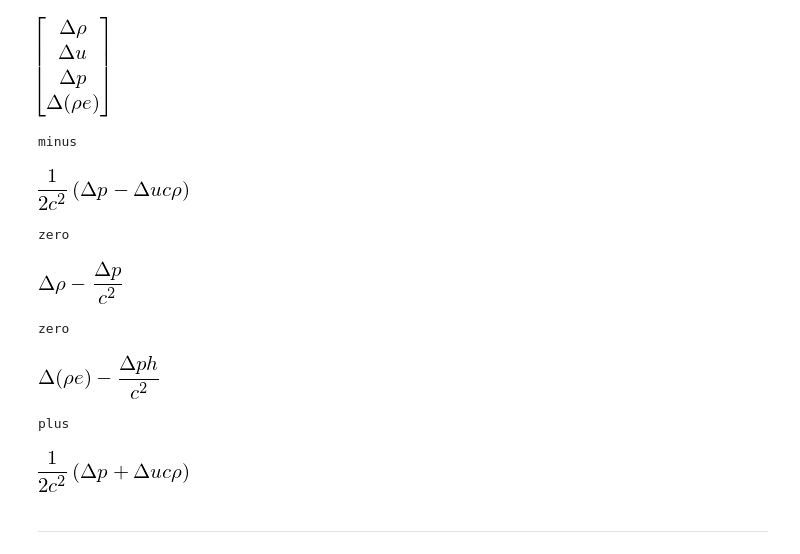
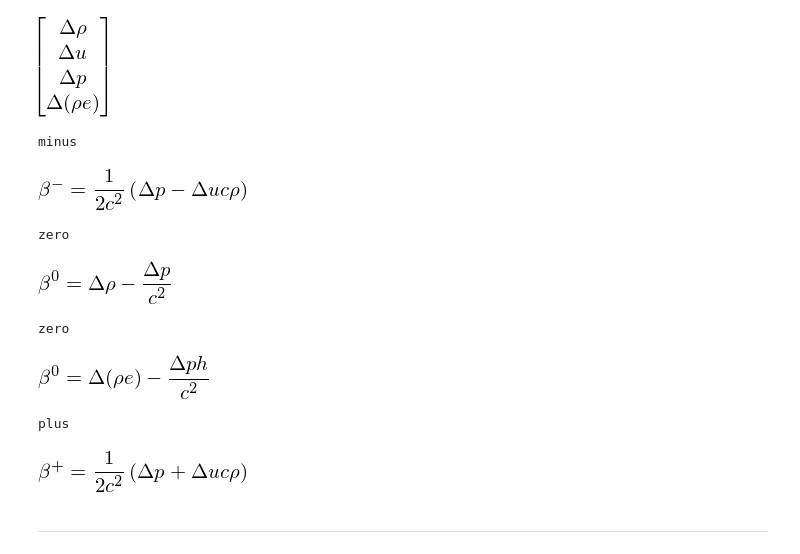
Before and after one commit to python-hydro/hydro_examples, a Jupyter notebook: compressible/euler-generaleos.ipynb, the cells around one changed output. Drawn from its saved outputs; the diff is of its cells as text; code cells hidden in the pictures.

Commit message:
a lot more work on the eigensystems, including radiation

```diff
--- a/compressible/euler-generaleos.ipynb
+++ b/compressible/euler-generaleos.ipynb
@@ -19,7 +19,8 @@ These commands were executed:
 Documentation can be found at http://docs.sympy.org/1.0/
 # %%
 from sympy.abc import rho, tau, alpha
-rho, tau, alpha, u, c, h = symbols('rho tau alpha u c h')
+rho, tau, c, h = symbols("rho tau c h", real=True, positive=True)
+alpha, u = symbols("alpha u", real=True)
 # %% [markdown]
 The two routines below simplify the analysis of the eigensystem by simultaneously finding the set of orthonormal left and right eigenvectors of a matrix from the primitive form of the hydro equations
 # %%
@@ -31,11 +32,11 @@ class Eigenvector(object):
     def __init__(self, name, ev, r, l=None):
         self.name = name
         if name == "minus":
-            self.d = -1
+            self.d = 0
         elif name == "zero":
-            self.d = 0
+            self.d = 1
         elif name == "plus":
-            self.d = 1
+            self.d = 2
         else:
             self.d = None
 
@@ -49,7 +50,7 @@ class Eigenvector(object):
     def __str__(self):
         return "{} wave, r = {}, l = {}".format(self.eigenvalue, self.r, self.l)
 
-def eigensystem(A):
+def eigensystem(A, suba=None, subb=None):
     # get the left and right eigenvectors that diagonalize the system.
     # it is best to use sympy diagonalize() for this purpose than getting
     # the left and right eigenvectors independently.
@@ -65,6 +66,10 @@ def eigensystem(A):
         r = R.col(n)
         ev = D[n,n]
 
+        #print("here", r, ev)
+        if suba is not None and subb is not None:
+            ev = ev.subs(suba, subb)
+
         # which eigenvalue are we?
         if simplify(ev - minus) == 0:
             name = "minus"
@@ -79,6 +84,9 @@ def eigensystem(A):
         v = r[0]
         if v != 0:
             r = r/v
+
+        if suba is not None and subb is not None:
+            r = simplify(r.subs(suba, subb))
 
         e.append(Eigenvector(name=name, ev=ev, r=r))
 
@@ -190,19 +198,21 @@ dq
 # %% [output]
 [figure]
 # %%
+bm, bz, bp = symbols(r"\beta^- \beta^0 \beta^+")
+betas = [bm, bz, bp]
 for e in eigen:
     print e.name
     beta = e.l.dot(dq)
-    display(simplify(beta))
+    display(Eq(betas[e.d], simplify(beta)))
 # %% [output]
 minus
-[figure, old version]
+[figure, new version]
 zero
-[figure, old version]
+[figure, new version]
 zero
-[figure, old version]
+[figure, new version]
 plus
-[figure, old version]
+[figure, new version]
 # %% [markdown]
 -----
 # %% [markdown]
```
Also changed, not shown: parts of 19 cells of this notebook.
